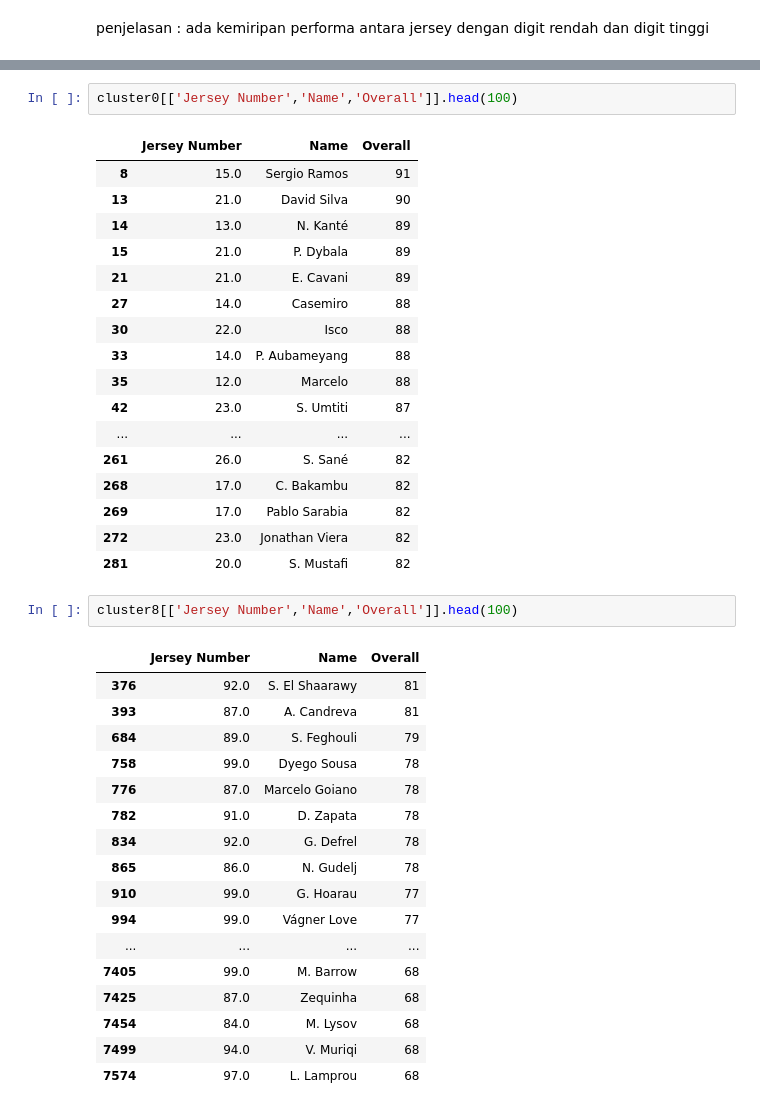
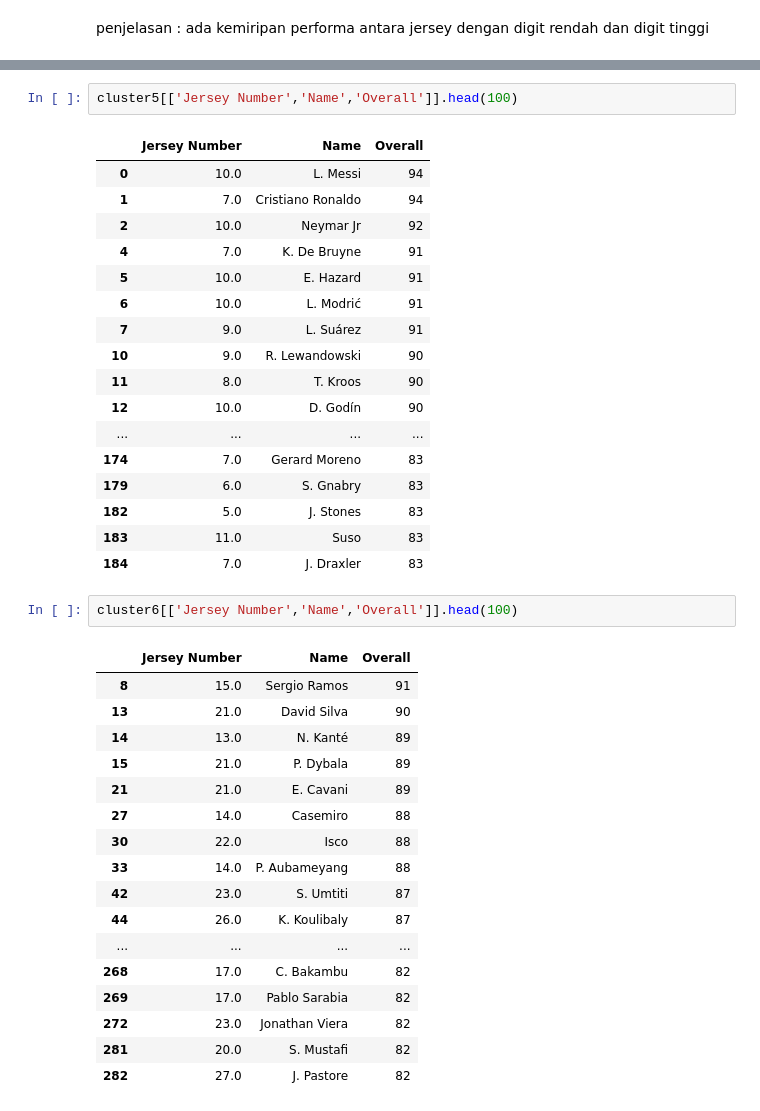
Before and after one commit to achmadwildan1888/Project-akhir-Data-analysis-and-machine-learning-model, a Jupyter notebook: machine learning model(K means)-checkpoint.ipynb, the cells around one changed output, grey strips where cells are left out. Drawn from its saved outputs; the diff is of its cells as text.

```diff
--- a/machine learning model(K means)-checkpoint.ipynb
+++ b/machine learning model(K means)-checkpoint.ipynb
@@ -290,43 +288,43 @@ plt.grid(True)
 # %%
-cluster0[['Jersey Number','Name','Overall']].head(100)
+cluster5[['Jersey Number','Name','Overall']].head(100)
 # %% [output]
 |  | Jersey Number | Name | Overall |
-| 8 | 15.0 | Sergio Ramos | 91 |
-| 13 | 21.0 | David Silva | 90 |
-| 14 | 13.0 | N. Kanté | 89 |
-| 15 | 21.0 | P. Dybala | 89 |
-| 21 | 21.0 | E. Cavani | 89 |
-| 27 | 14.0 | Casemiro | 88 |
-| 30 | 22.0 | Isco | 88 |
-| 33 | 14.0 | P. Aubameyang | 88 |
-| 35 | 12.0 | Marcelo | 88 |
-| 42 | 23.0 | S. Umtiti | 87 |
+| 0 | 10.0 | L. Messi | 94 |
+| 1 | 7.0 | Cristiano Ronaldo | 94 |
+| 2 | 10.0 | Neymar Jr | 92 |
+| 4 | 7.0 | K. De Bruyne | 91 |
+| 5 | 10.0 | E. Hazard | 91 |
+| 6 | 10.0 | L. Modrić | 91 |
+| 7 | 9.0 | L. Suárez | 91 |
+| 10 | 9.0 | R. Lewandowski | 90 |
+| 11 | 8.0 | T. Kroos | 90 |
+| 12 | 10.0 | D. Godín | 90 |
 | ... | ... | ... | ... |
-| 261 | 26.0 | S. Sané | 82 |
-| 268 | 17.0 | C. Bakambu | 82 |
-| 269 | 17.0 | Pablo Sarabia | 82 |
-| 272 | 23.0 | Jonathan Viera | 82 |
-| 281 | 20.0 | S. Mustafi | 82 |
+| 174 | 7.0 | Gerard Moreno | 83 |
+| 179 | 6.0 | S. Gnabry | 83 |
+| 182 | 5.0 | J. Stones | 83 |
+| 183 | 11.0 | Suso | 83 |
+| 184 | 7.0 | J. Draxler | 83 |
 # %%
-cluster8[['Jersey Number','Name','Overall']].head(100)
+cluster6[['Jersey Number','Name','Overall']].head(100)
 # %% [output]
 |  | Jersey Number | Name | Overall |
-| 376 | 92.0 | S. El Shaarawy | 81 |
-| 393 | 87.0 | A. Candreva | 81 |
-| 684 | 89.0 | S. Feghouli | 79 |
-| 758 | 99.0 | Dyego Sousa | 78 |
-| 776 | 87.0 | Marcelo Goiano | 78 |
-| 782 | 91.0 | D. Zapata | 78 |
-| 834 | 92.0 | G. Defrel | 78 |
-| 865 | 86.0 | N. Gudelj | 78 |
-| 910 | 99.0 | G. Hoarau | 77 |
-| 994 | 99.0 | Vágner Love | 77 |
+| 8 | 15.0 | Sergio Ramos | 91 |
+| 13 | 21.0 | David Silva | 90 |
+| 14 | 13.0 | N. Kanté | 89 |
+| 15 | 21.0 | P. Dybala | 89 |
+| 21 | 21.0 | E. Cavani | 89 |
+| 27 | 14.0 | Casemiro | 88 |
+| 30 | 22.0 | Isco | 88 |
+| 33 | 14.0 | P. Aubameyang | 88 |
+| 42 | 23.0 | S. Umtiti | 87 |
+| 44 | 26.0 | K. Koulibaly | 87 |
 | ... | ... | ... | ... |
-| 7405 | 99.0 | M. Barrow | 68 |
-| 7425 | 87.0 | Zequinha | 68 |
-| 7454 | 84.0 | M. Lysov | 68 |
-| 7499 | 94.0 | V. Muriqi | 68 |
-| 7574 | 97.0 | L. Lamprou | 68 |
+| 268 | 17.0 | C. Bakambu | 82 |
+| 269 | 17.0 | Pablo Sarabia | 82 |
+| 272 | 23.0 | Jonathan Viera | 82 |
+| 281 | 20.0 | S. Mustafi | 82 |
+| 282 | 27.0 | J. Pastore | 82 |
 # %%
 import plotly.graph_objs as go
 import plotly.plotly as py
```
Also changed, not shown: parts of 15 cells of this notebook, 1 other file.
